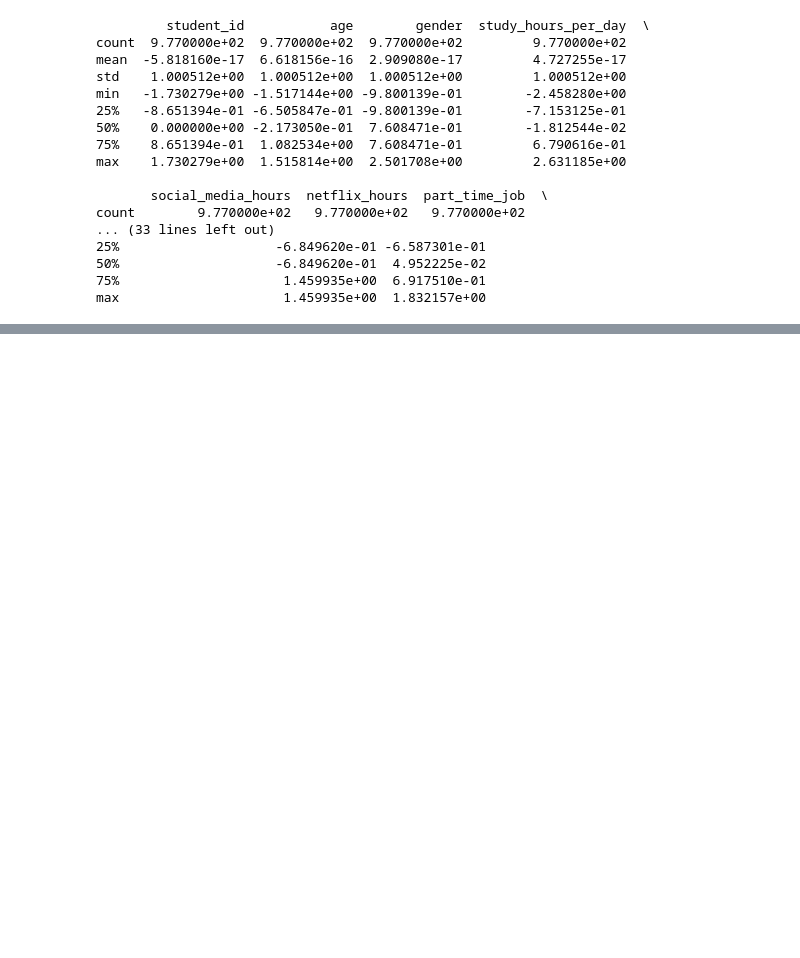
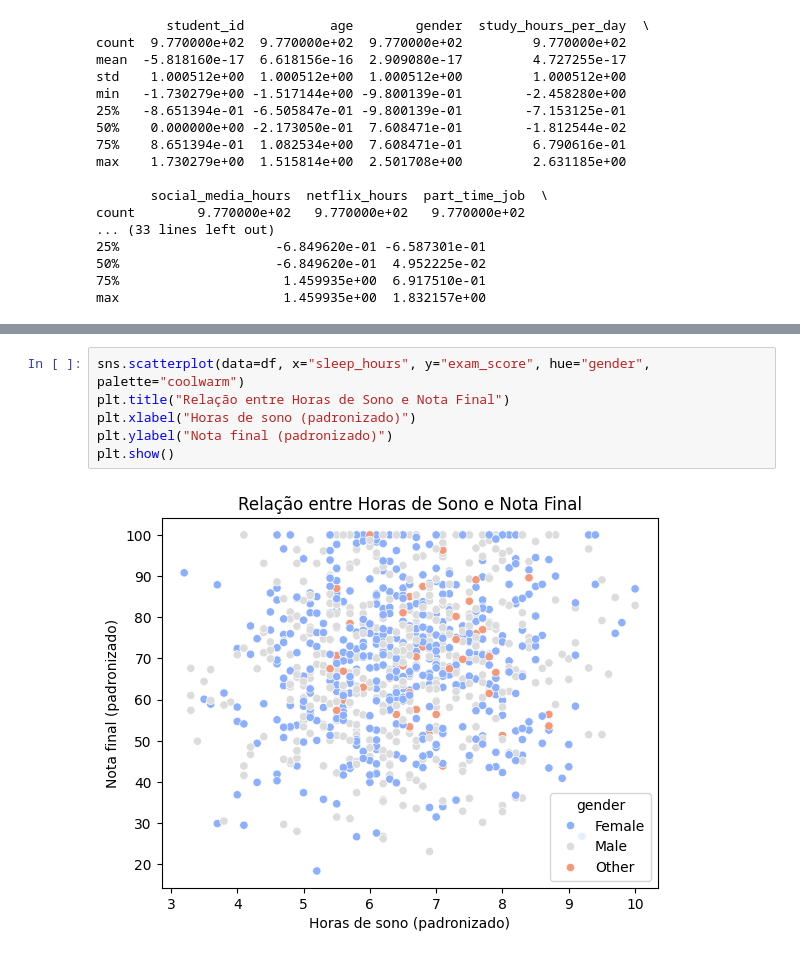
Before and after one commit to RafaelSpumbergSeus/students-habits, a Jupyter notebook: Student_Habits.ipynb, the cells around one changed output, grey strips where cells are left out. Cells and saved outputs as stored; diff of their text form; blank space fills up the shorter version.

```diff
--- a/Student_Habits.ipynb
+++ b/Student_Habits.ipynb
@@ -141,0 +152,8 @@ KeyError: 'GPA'
+# %%
+sns.scatterplot(data=df, x="sleep_hours", y="exam_score", hue="gender", palette="coolwarm")
+plt.title("Relação entre Horas de Sono e Nota Final")
+plt.xlabel("Horas de sono (padronizado)")
+plt.ylabel("Nota final (padronizado)")
+plt.show()
+# %% [output]
+[figure, added]
```
Also changed, not shown: parts of 17 cells of this notebook.
